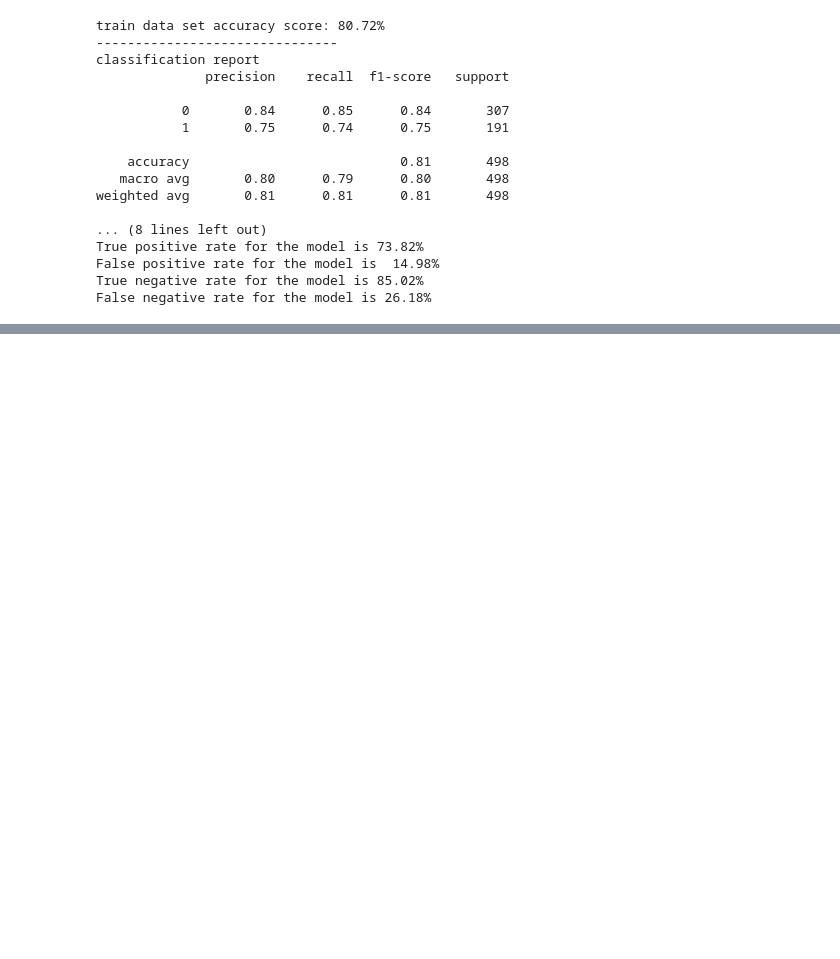
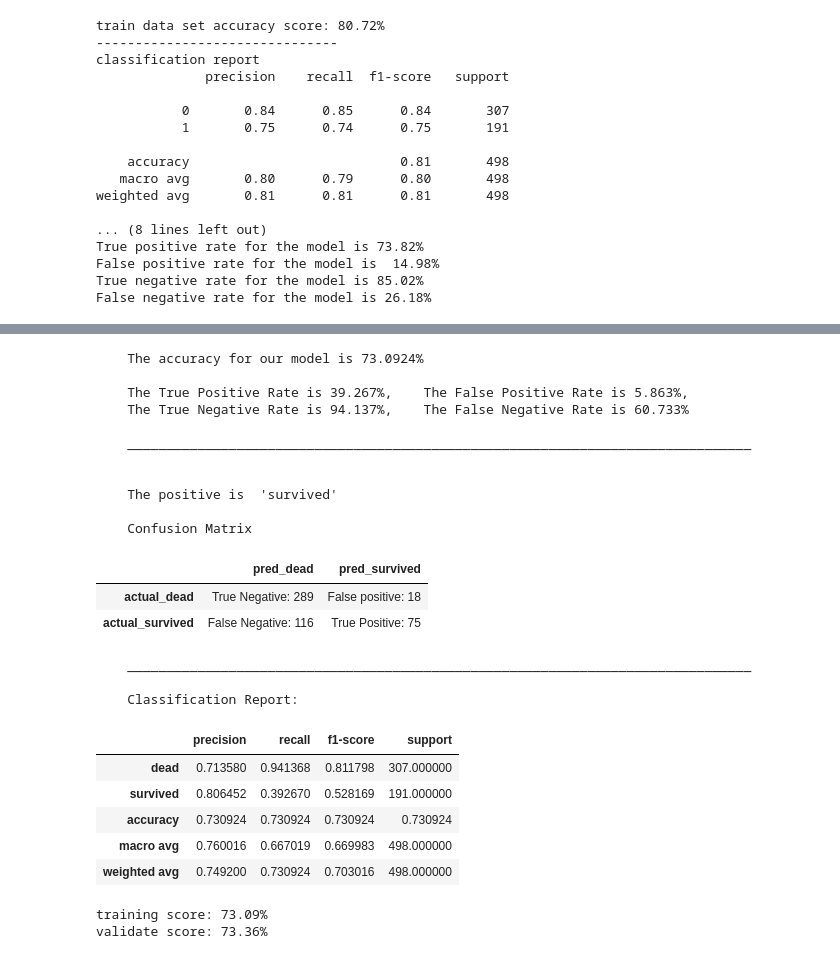
Before and after one commit to Tyler-Applegate/classification-exercises, a Jupyter notebook: model.ipynb, the cells around one changed output, grey strips where cells are left out. Saved outputs shown, nothing was run; the diff lists cells and outputs as text; code cells hidden in the pictures; blank space fills up the shorter version.

```diff
--- a/model.ipynb
+++ b/model.ipynb
@@ -850,0 +980,32 @@ False negative rate for the model is 26.18%
+# %%
+model_func.model_performs(X_train, y_train, knn_20)
+# %% [output]
+    The accuracy for our model is 73.0924%
+
+    The True Positive Rate is 39.267%,    The False Positive Rate is 5.863%,
+    The True Negative Rate is 94.137%,    The False Negative Rate is 60.733%
+
+    ________________________________________________________________________________
+
+
+    The positive is  'survived'
+
+    Confusion Matrix
+|  | pred_dead | pred_survived |
+| actual_dead | True Negative: 289 | False positive: 18 |
+| actual_survived | False Negative: 116 | True Positive: 75 |
+    ________________________________________________________________________________
+
+    Classification Report:
+|  | precision | recall | f1-score | support |
+| dead | 0.713580 | 0.941368 | 0.811798 | 307.000000 |
+| survived | 0.806452 | 0.392670 | 0.528169 | 191.000000 |
+| accuracy | 0.730924 | 0.730924 | 0.730924 | 0.730924 |
+| macro avg | 0.760016 | 0.667019 | 0.669983 | 498.000000 |
+| weighted avg | 0.749200 | 0.730924 | 0.703016 | 498.000000 |
+# %%
+print(f'training score: {knn_20.score(X_train, y_train):.2%}')
+print(f'validate score: {knn_20.score(X_validate, y_validate):.2%}')
+# %% [output]
+training score: 73.09%
+validate score: 73.36%
```
Also changed, not shown: parts of 54 cells of this notebook, 7 other files.
